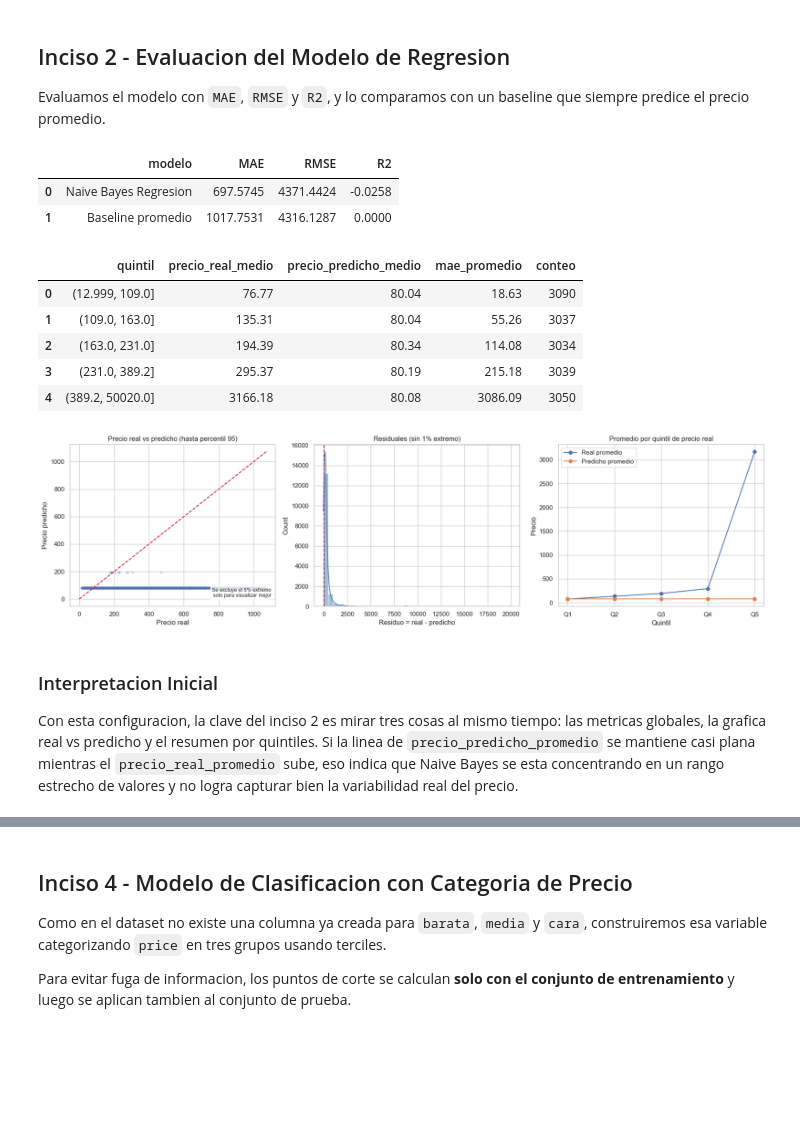
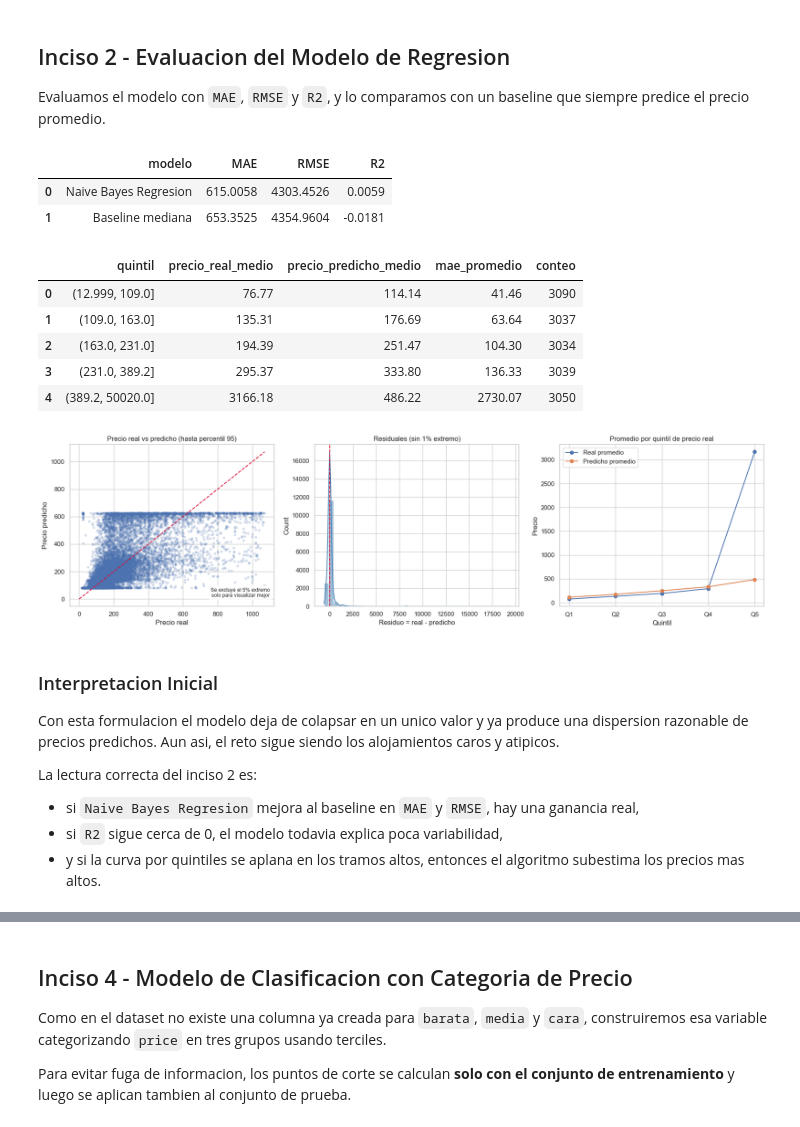
Before and after one commit to nicoCT04/lab5-MD, a Jupyter notebook: lab5_naive_bayes.ipynb, the cells around one changed output, grey strips where cells are left out. Cells and saved outputs as stored; diff of their text form; code cells hidden in the pictures; blank space fills up the shorter version.

```diff
--- a/lab5_naive_bayes.ipynb
+++ b/lab5_naive_bayes.ipynb
@@ -273,11 +425,11 @@ Intervalos usados para Naive Bayes: 5
 
 Evaluamos el modelo con `MAE`, `RMSE` y `R2`, y lo comparamos con un baseline que siempre predice el precio promedio.
 # %%
-baseline_pred = np.repeat(y_test_price.mean(), len(y_test_price))
+baseline_pred = np.repeat(y_train_price.median(), len(y_test_price))
 
 metrics_df = pd.DataFrame(
     {
-        "modelo": ["Naive Bayes Regresion", "Baseline promedio"],
+        "modelo": ["Naive Bayes Regresion", "Baseline mediana"],
         "MAE": [
             mean_absolute_error(y_test_price, y_pred_price),
             mean_absolute_error(y_test_price, baseline_pred),
@@ -338,47 +490,63 @@ axes[0].set_ylabel("Precio predicho")
 axes[0].text(
     0.98,
     0.05,
     "Se excluye el 5% extremo\nsolo para visualizar mejor",
     transform=axes[0].transAxes,
     ha="right",
     va="bottom",
     fontsize=9,
     bbox=dict(boxstyle="round,pad=0.3", facecolor="white", alpha=0.8),
 )
 
 residual_plot = eval_df.loc[eval_df["residuo"].abs() <= residual_limit, "residuo"]
 sns.histplot(residual_plot, bins=40, kde=True, ax=axes[1], color="steelblue")
 axes[1].axvline(0, color="crimson", linestyle="--")
 axes[1].set_title("Residuales (sin 1% extremo)")
 axes[1].set_xlabel("Residuo = real - predicho")
 
 x_quintiles = np.arange(len(quintile_summary))
-axes[2].plot(x_quintiles, quintile_summary["precio_real_medio"], marker="o", label="Real promedio")
-axes[2].plot(x_quintiles, quintile_summary["precio_predicho_medio"], marker="o", label="Predicho promedio")
+axes[2].plot(
+    x_quintiles,
+    quintile_summary["precio_real_medio"],
+    marker="o",
+    label="Real promedio",
+)
+axes[2].plot(
+    x_quintiles,
+    quintile_summary["precio_predicho_medio"],
+    marker="o",
+    label="Predicho promedio",
+)
 axes[2].set_xticks(x_quintiles)
 axes[2].set_xticklabels([f"Q{i + 1}" for i in x_quintiles])
 axes[2].set_title("Promedio por quintil de precio real")
 axes[2].set_xlabel("Quintil")
 axes[2].set_ylabel("Precio")
 axes[2].legend()
 
 plt.tight_layout()
 plt.show()
 # %% [output]
 |  | modelo | MAE | RMSE | R2 |
-| 0 | Naive Bayes Regresion | 697.5745 | 4371.4424 | -0.0258 |
-| 1 | Baseline promedio | 1017.7531 | 4316.1287 | 0.0000 |
+| 0 | Naive Bayes Regresion | 615.0058 | 4303.4526 | 0.0059 |
+| 1 | Baseline mediana | 653.3525 | 4354.9604 | -0.0181 |
 |  | quintil | precio_real_medio | precio_predicho_medio | mae_promedio | conteo |
-| 0 | (12.999, 109.0] | 76.77 | 80.04 | 18.63 | 3090 |
-| 1 | (109.0, 163.0] | 135.31 | 80.04 | 55.26 | 3037 |
-| 2 | (163.0, 231.0] | 194.39 | 80.34 | 114.08 | 3034 |
-| 3 | (231.0, 389.2] | 295.37 | 80.19 | 215.18 | 3039 |
-| 4 | (389.2, 50020.0] | 3166.18 | 80.08 | 3086.09 | 3050 |
+| 0 | (12.999, 109.0] | 76.77 | 114.14 | 41.46 | 3090 |
+| 1 | (109.0, 163.0] | 135.31 | 176.69 | 63.64 | 3037 |
+| 2 | (163.0, 231.0] | 194.39 | 251.47 | 104.30 | 3034 |
+| 3 | (231.0, 389.2] | 295.37 | 333.80 | 136.33 | 3039 |
+| 4 | (389.2, 50020.0] | 3166.18 | 486.22 | 2730.07 | 3050 |
-[figure, old version]
+[figure, new version]
 # %% [markdown]
 ### Interpretacion Inicial
 
-Con esta configuracion, la clave del inciso 2 es mirar tres cosas al mismo tiempo: las metricas globales, la grafica real vs predicho y el resumen por quintiles. Si la linea de `precio_predicho_promedio` se mantiene casi plana mientras el `precio_real_promedio` sube, eso indica que Naive Bayes se esta concentrando en un rango estrecho de valores y no logra capturar bien la variabilidad real del precio.
+Con esta formulacion el modelo deja de colapsar en un unico valor y ya produce una dispersion razonable de precios predichos. Aun asi, el reto sigue siendo los alojamientos caros y atipicos.
+
+La lectura correcta del inciso 2 es:
+
+- si `Naive Bayes Regresion` mejora al baseline en `MAE` y `RMSE`, hay una ganancia real,
+- si `R2` sigue cerca de 0, el modelo todavia explica poca variabilidad,
+- y si la curva por quintiles se aplana en los tramos altos, entonces el algoritmo subestima los precios mas altos.
 # %% [markdown]
 ## Inciso 3 - Comparacion con los Modelos del Lab 4
 
```
Also changed, not shown: parts of 16 cells of this notebook.
